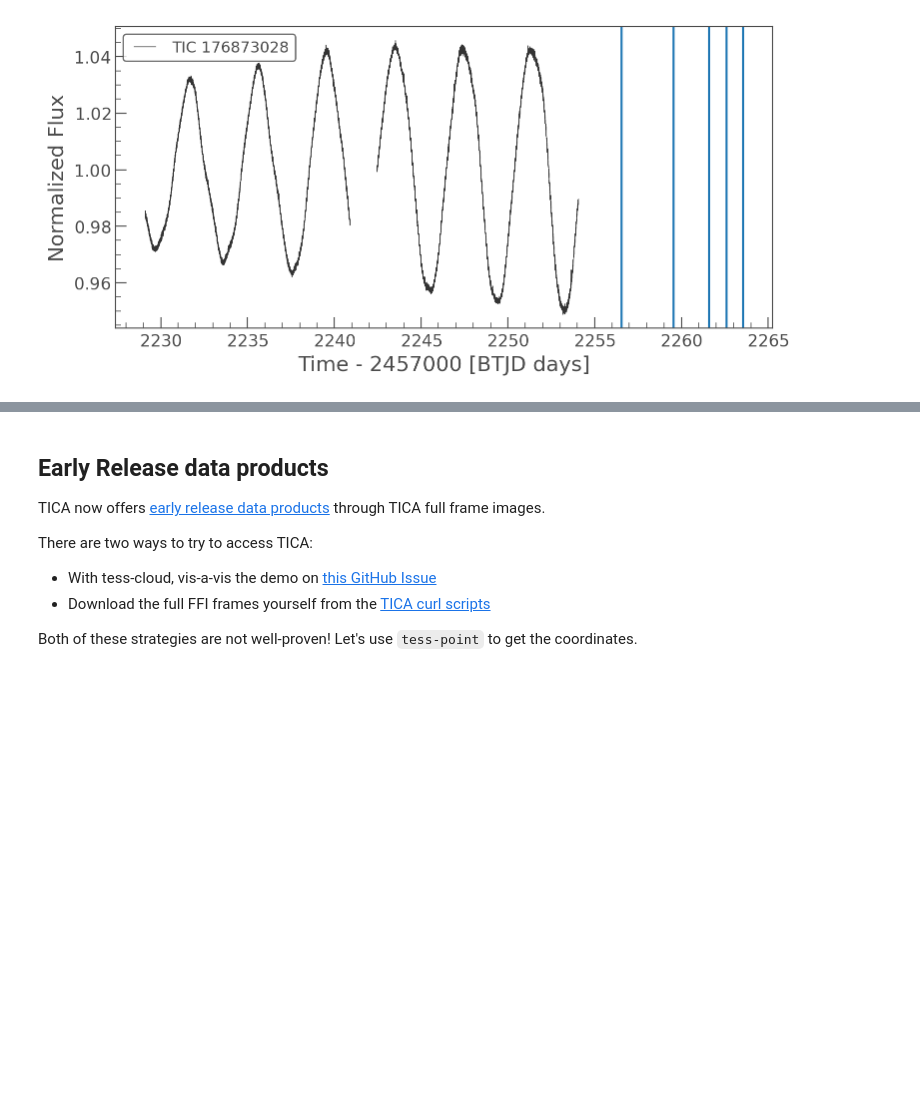
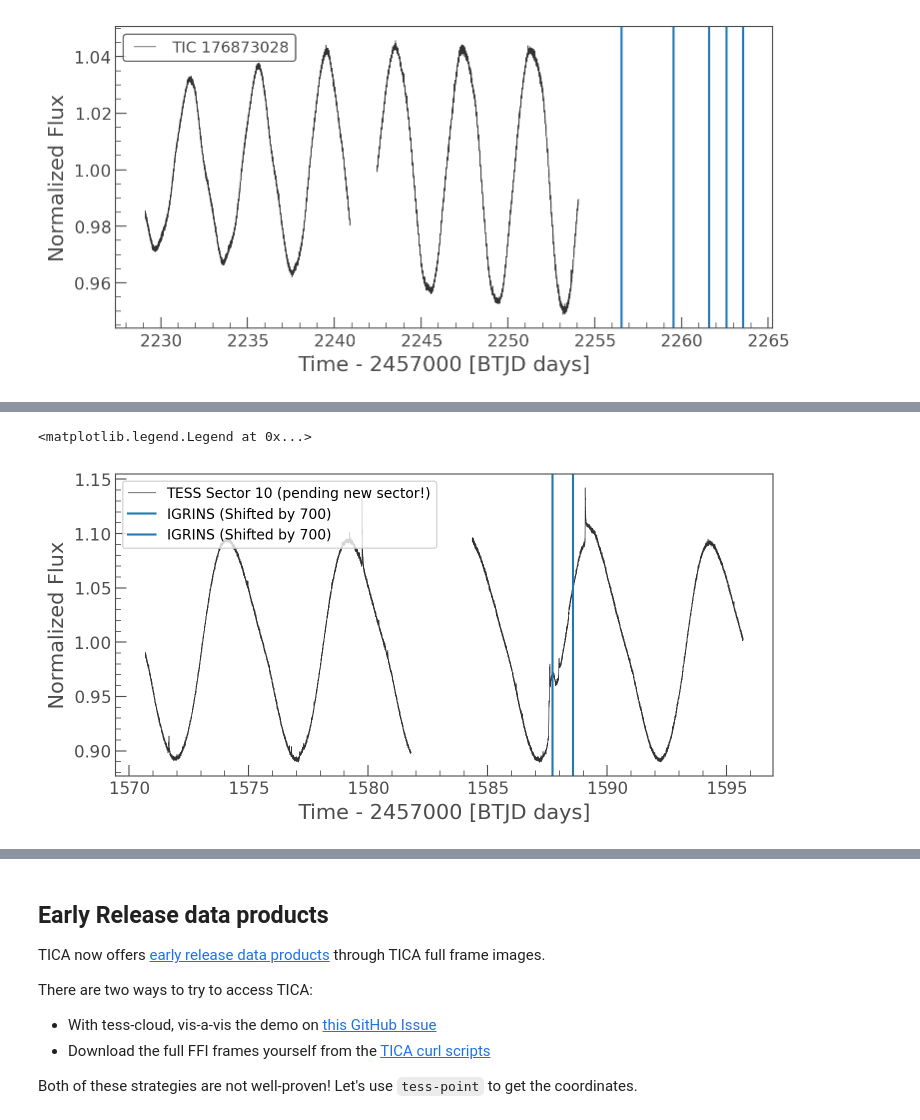
Before and after one commit to gully/acdc, a Jupyter notebook: notebooks/02_lightcurves/02.02_TESS_lightcurves_quicklook.ipynb, the cells around one changed output, grey strips where cells are left out. Saved outputs shown, nothing was run; the diff lists cells and outputs as text; code cells hidden in the pictures; blank space fills up the shorter version.

```diff
--- a/notebooks/02_lightcurves/02.02_TESS_lightcurves_quicklook.ipynb
+++ b/notebooks/02_lightcurves/02.02_TESS_lightcurves_quicklook.ipynb
@@ -95,0 +107,4 @@ for epoch in epochs:
+# %%
+object_name = 'V* V1249 Cen'
+sr = lk.search_lightcurve(object_name)
+sr
@@ -95,0 +118,11 @@ for epoch in epochs:
+# %%
+lc = sr[0].download().normalize()
+obj_mask = df_log.OBJECT == object_name
+epochs = df_log[obj_mask].BTJD.values
+ax = lc.plot(label='TESS Sector 10 (pending new sector!)');
+for epoch in epochs:
+    ax.axvline(epoch-700, label='IGRINS (Shifted by 700)')
+plt.legend(loc='upper left')
+# %% [output]
+<matplotlib.legend.Legend at 0x...>
+[figure, added]
```
Also changed, not shown: parts of 18 cells of this notebook, 1 other file.
